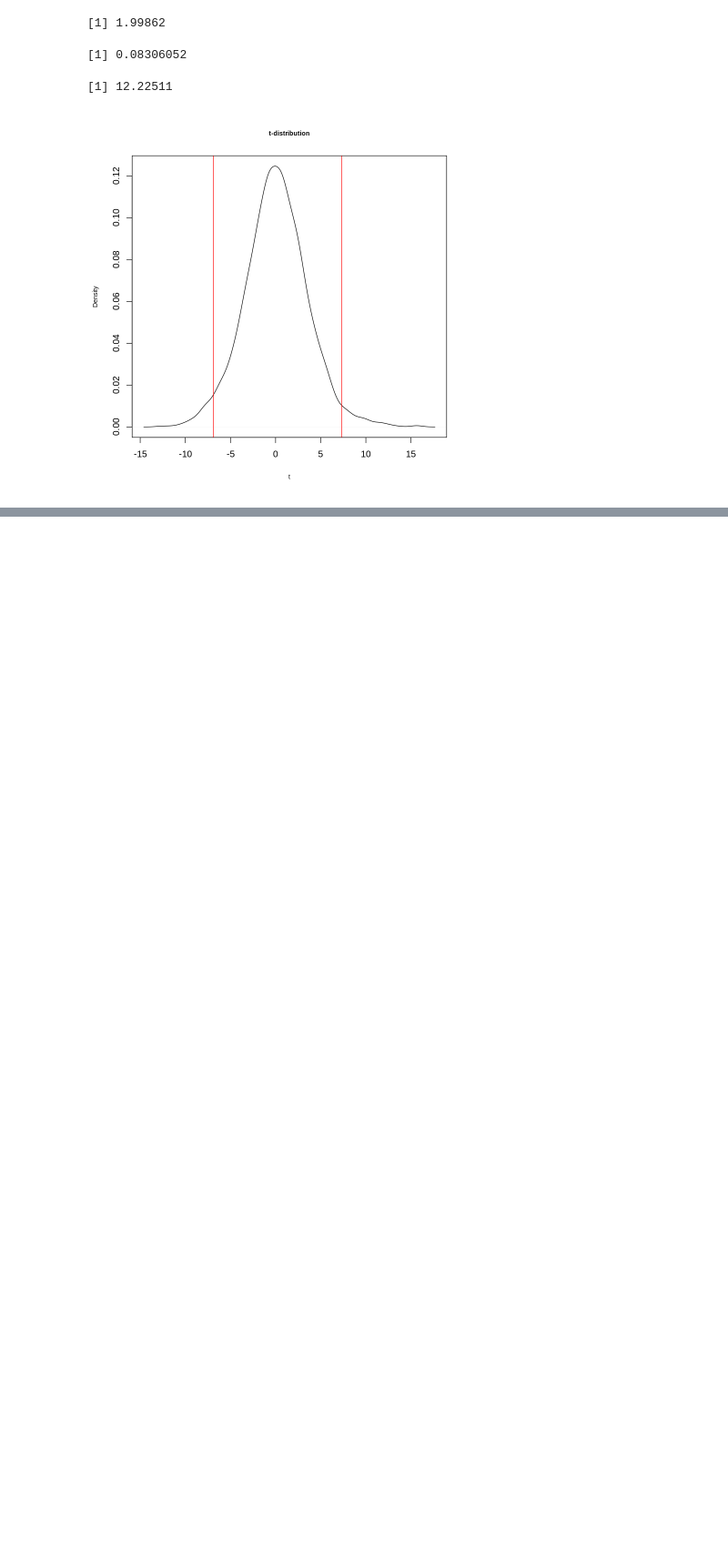
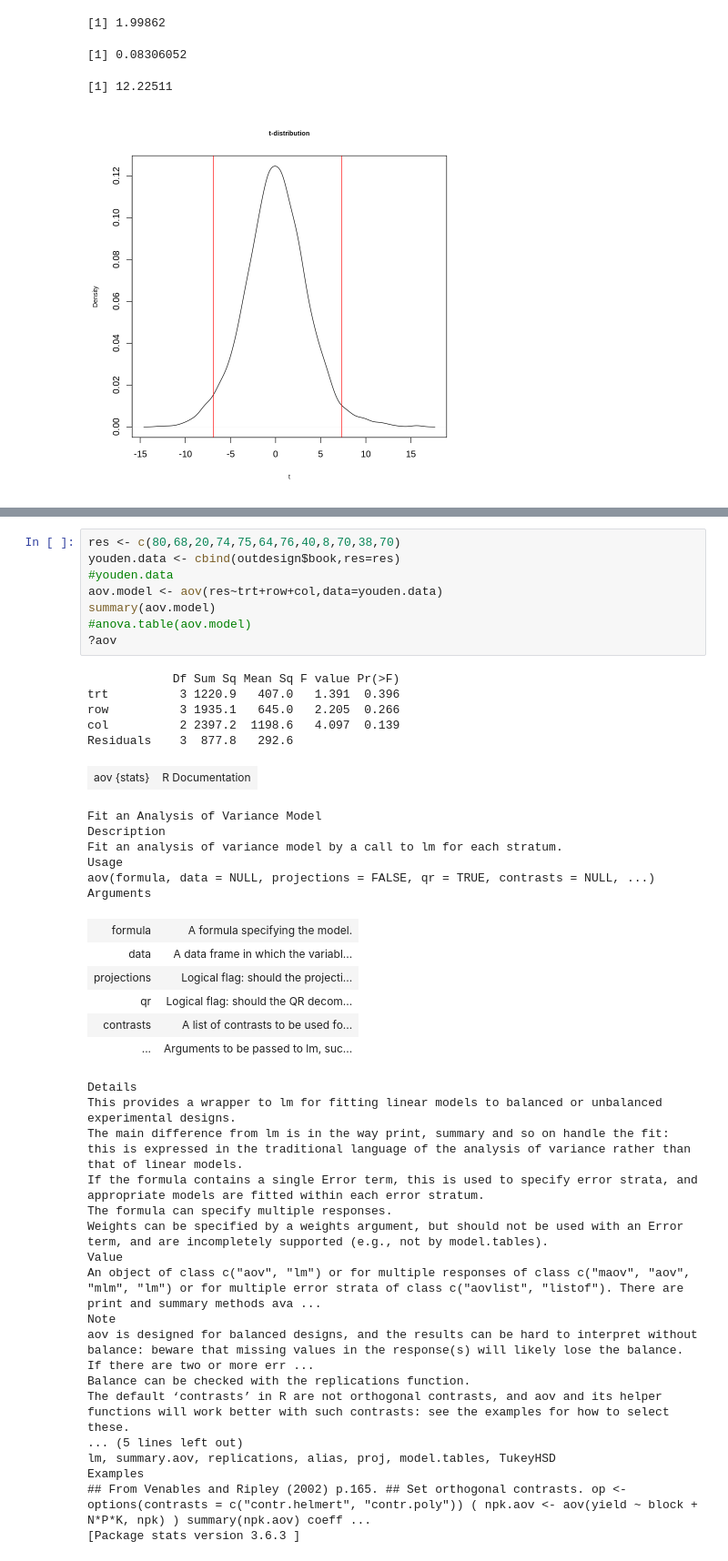
Before and after one commit to wangyang1749/linux_toturial, a Jupyter notebook: r_statistics_sample.ipynb, the cells around one changed output, grey strips where cells are left out. Shown at 91% size. Drawn from its saved outputs; the diff is of its cells as text; blank space fills up the shorter version.

```diff
--- a/r_statistics_sample.ipynb
+++ b/r_statistics_sample.ipynb
@@ -116,0 +132,44 @@ abline(v = CI95, col = "red")
+# %%
+res <- c(80,68,20,74,75,64,76,40,8,70,38,70)
+youden.data <- cbind(outdesign$book,res=res)
+#youden.data
+aov.model <- aov(res~trt+row+col,data=youden.data)
+summary(aov.model)
+#anova.table(aov.model)
+?aov
+# %% [output]
+            Df Sum Sq Mean Sq F value Pr(>F)
+trt          3 1220.9   407.0   1.391  0.396
+row          3 1935.1   645.0   2.205  0.266
+col          2 2397.2  1198.6   4.097  0.139
+Residuals    3  877.8   292.6
+| aov {stats} | R Documentation |
+Fit an Analysis of Variance Model
+Description
+Fit an analysis of variance model by a call to lm for each stratum.
+Usage
+aov(formula, data = NULL, projections = FALSE, qr = TRUE, contrasts = NULL, ...)
+Arguments
+| formula | A formula specifying the model. |
+| data | A data frame in which the variabl... |
+| projections | Logical flag: should the projecti... |
+| qr | Logical flag: should the QR decom... |
+| contrasts | A list of contrasts to be used fo... |
+| ... | Arguments to be passed to lm, suc... |
+Details
+This provides a wrapper to lm for fitting linear models to balanced or unbalanced experimental designs.
+The main difference from lm is in the way print, summary and so on handle the fit: this is expressed in the traditional language of the analysis of variance rather than that of linear models.
+If the formula contains a single Error term, this is used to specify error strata, and appropriate models are fitted within each error stratum.
+The formula can specify multiple responses.
+Weights can be specified by a weights argument, but should not be used with an Error term, and are incompletely supported (e.g., not by model.tables).
+Value
+An object of class c("aov", "lm") or for multiple responses of class c("maov", "aov", "mlm", "lm") or for multiple error strata of class c("aovlist", "listof"). There are print and summary methods ava ...
+Note
+aov is designed for balanced designs, and the results can be hard to interpret without balance: beware that missing values in the response(s) will likely lose the balance. If there are two or more err ...
+Balance can be checked with the replications function.
+The default ‘contrasts’ in R are not orthogonal contrasts, and aov and its helper functions will work better with such contrasts: see the examples for how to select these.
+... (5 lines left out)
+lm, summary.aov, replications, alias, proj, model.tables, TukeyHSD
+Examples
+## From Venables and Ripley (2002) p.165. ## Set orthogonal contrasts. op <- options(contrasts = c("contr.helmert", "contr.poly")) ( npk.aov <- aov(yield ~ block + N*P*K, npk) ) summary(npk.aov) coeff ...
+[Package stats version 3.6.3 ]
```
Also changed, not shown: parts of 2 cells of this notebook, 13 other files.
